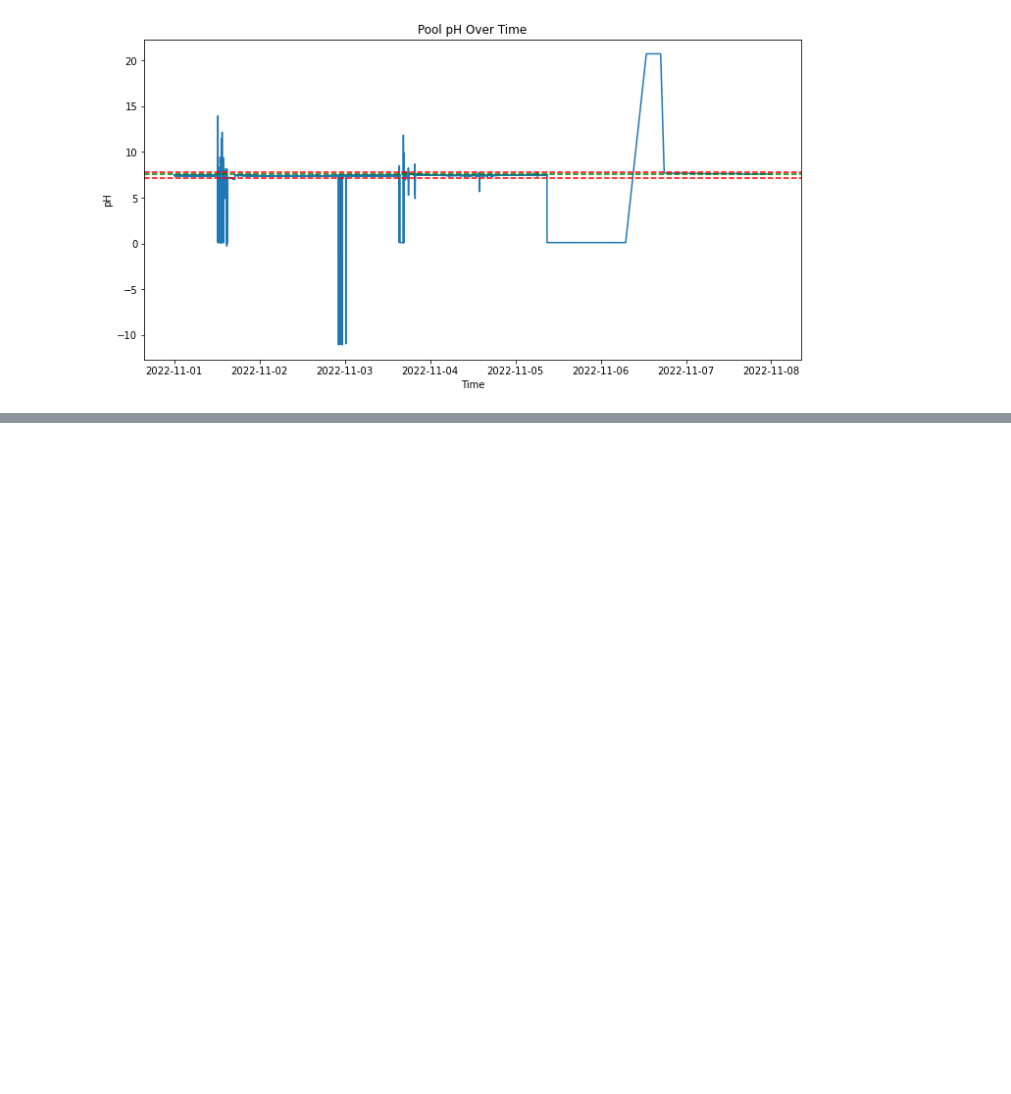
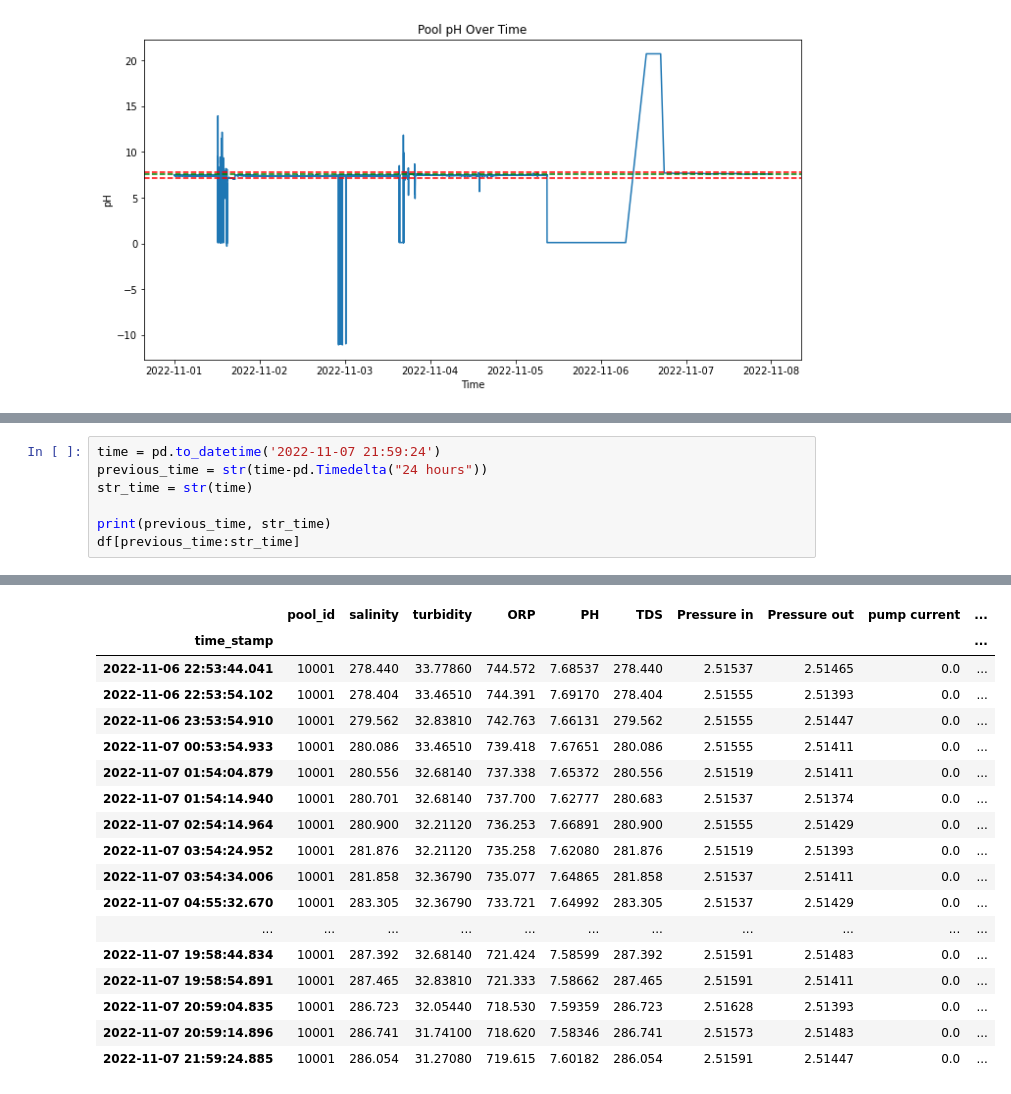
Before and after one commit to lutimoth/RIIPEN_ANTLER, a Jupyter notebook: Tim_Notebooks/EDA and pH Alerts.ipynb, the cells around one changed output, grey strips where cells are left out. Drawn from its saved outputs; the diff is of its cells as text; blank space fills up the shorter version.

```diff
--- a/Tim_Notebooks/EDA and pH Alerts.ipynb
+++ b/Tim_Notebooks/EDA and pH Alerts.ipynb
@@ -210,0 +240,8 @@ time_stamp
+# %%
+time = pd.to_datetime('2022-11-07 21:59:24')
+previous_time = str(time-pd.Timedelta("24 hours"))
+str_time = str(time)
+
+print(previous_time, str_time)
+df[previous_time:str_time]
+# %% [output]
@@ -210,0 +249,18 @@ time_stamp
+|  | pool_id | salinity | turbidity | ORP | PH | TDS | Pressure in | Pressure out | pump current | ... |
+| time_stamp |  |  |  |  |  |  |  |  |  | ... |
+| 2022-11-06 22:53:44.041 | 10001 | 278.440 | 33.77860 | 744.572 | 7.68537 | 278.440 | 2.51537 | 2.51465 | 0.0 | ... |
+| 2022-11-06 22:53:54.102 | 10001 | 278.404 | 33.46510 | 744.391 | 7.69170 | 278.404 | 2.51555 | 2.51393 | 0.0 | ... |
+| 2022-11-06 23:53:54.910 | 10001 | 279.562 | 32.83810 | 742.763 | 7.66131 | 279.562 | 2.51555 | 2.51447 | 0.0 | ... |
+| 2022-11-07 00:53:54.933 | 10001 | 280.086 | 33.46510 | 739.418 | 7.67651 | 280.086 | 2.51555 | 2.51411 | 0.0 | ... |
+| 2022-11-07 01:54:04.879 | 10001 | 280.556 | 32.68140 | 737.338 | 7.65372 | 280.556 | 2.51519 | 2.51411 | 0.0 | ... |
+| 2022-11-07 01:54:14.940 | 10001 | 280.701 | 32.68140 | 737.700 | 7.62777 | 280.683 | 2.51537 | 2.51374 | 0.0 | ... |
+| 2022-11-07 02:54:14.964 | 10001 | 280.900 | 32.21120 | 736.253 | 7.66891 | 280.900 | 2.51555 | 2.51429 | 0.0 | ... |
+| 2022-11-07 03:54:24.952 | 10001 | 281.876 | 32.21120 | 735.258 | 7.62080 | 281.876 | 2.51519 | 2.51393 | 0.0 | ... |
+| 2022-11-07 03:54:34.006 | 10001 | 281.858 | 32.36790 | 735.077 | 7.64865 | 281.858 | 2.51537 | 2.51411 | 0.0 | ... |
+| 2022-11-07 04:55:32.670 | 10001 | 283.305 | 32.36790 | 733.721 | 7.64992 | 283.305 | 2.51537 | 2.51429 | 0.0 | ... |
+| ... | ... | ... | ... | ... | ... | ... | ... | ... | ... | ... |
+| 2022-11-07 19:58:44.834 | 10001 | 287.392 | 32.68140 | 721.424 | 7.58599 | 287.392 | 2.51591 | 2.51483 | 0.0 | ... |
+| 2022-11-07 19:58:54.891 | 10001 | 287.465 | 32.83810 | 721.333 | 7.58662 | 287.465 | 2.51591 | 2.51411 | 0.0 | ... |
+| 2022-11-07 20:59:04.835 | 10001 | 286.723 | 32.05440 | 718.530 | 7.59359 | 286.723 | 2.51628 | 2.51393 | 0.0 | ... |
+| 2022-11-07 20:59:14.896 | 10001 | 286.741 | 31.74100 | 718.620 | 7.58346 | 286.741 | 2.51573 | 2.51483 | 0.0 | ... |
+| 2022-11-07 21:59:24.885 | 10001 | 286.054 | 31.27080 | 719.615 | 7.60182 | 286.054 | 2.51591 | 2.51447 | 0.0 | ... |
```
Also changed, not shown: parts of 7 cells of this notebook.
